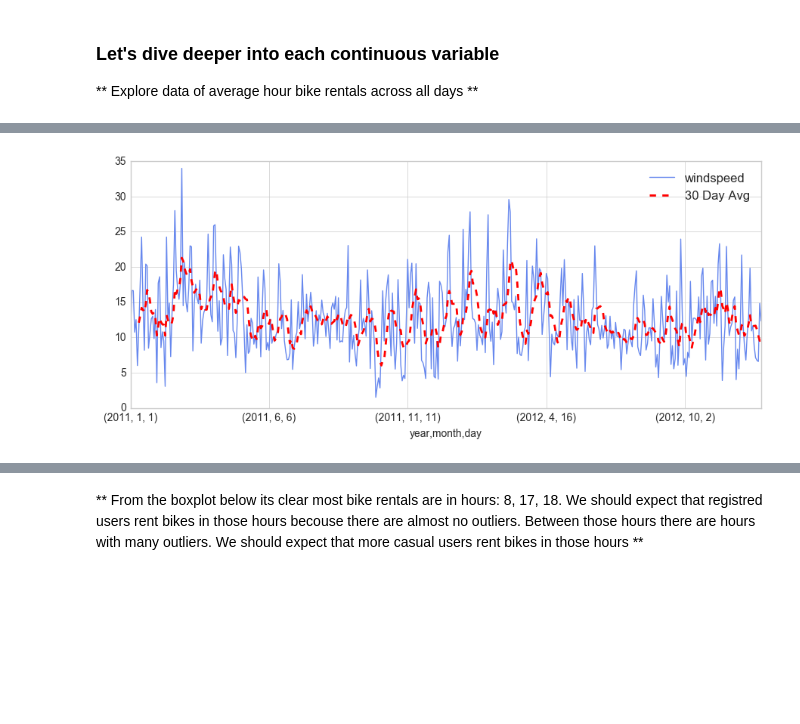
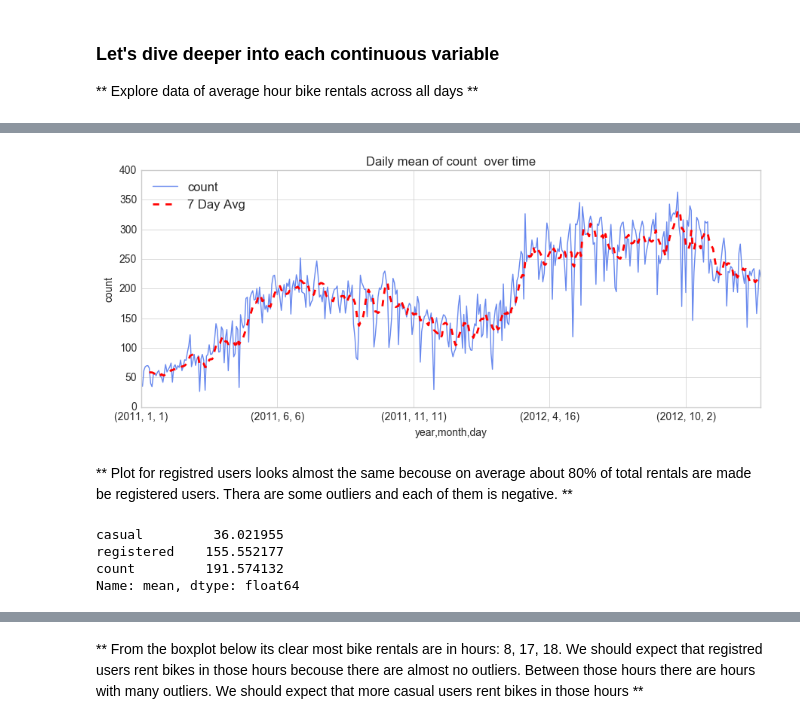
Before and after one commit to artursuchocki/kaggle_capital_bikesharing, a Jupyter notebook: Capital Bike - Project Exercise - Solutions.ipynb, the cells around one changed output, grey strips where cells are left out. Drawn from its saved outputs; the diff is of its cells as text; code cells hidden in the pictures; blank space fills up the shorter version.

```diff
--- a/Capital Bike - Project Exercise - Solutions.ipynb
+++ b/Capital Bike - Project Exercise - Solutions.ipynb
@@ -398,20 +346,0 @@ all_daily_mean_window = all_daily_mean.rolling(window=7).mean()
-# %%
-def plot_with_window(column, all=True, window=True):
-    if (all):
-        data = all_daily_mean
-        data_window = all_daily_mean_window
-    else:
-        data = train_daily_mean
-        data_window = train_daily_mean_window
-
-    plt.figure(figsize=(9,4))
-    data[column].plot()
-    data_window[column].plot(label='7 Day Avg', lw=2, ls='--', c='red')
-
-    plt.legend(loc='best')
-    plt.ylabel(column)
-    plt.title('Daily mean of ' + column + '  over time')
-    plt.tight_layout()
-
-    diff = data[column] - data_window[column]
-    return diff[np.abs(diff) > 3 * diff.std()]
@@ -628,9 +346,0 @@ plt.tight_layout()
-# %%
-plt.figure(figsize=(9,4))
-train_no_dummy.groupby(['year','month','day']).mean()['windspeed'].plot()
-train_no_dummy.groupby(['year','month','day']).mean()['windspeed'].rolling(window=7).mean().plot(label='30 Day Avg', lw=2, ls='--', c='red')
-
-plt.legend(loc='best')
-plt.tight_layout()
-# %% [output]
-[figure, removed]
@@ -636,0 +355,33 @@ plt.tight_layout()
+# %%
+def plot_with_window(column, all=True, window=True):
+    if (all):
+        data = all_daily_mean
+        data_window = all_daily_mean_window
+    else:
+        data = train_daily_mean
+        data_window = train_daily_mean_window
+
+    plt.figure(figsize=(9,4))
+    data[column].plot()
+    data_window[column].plot(label='7 Day Avg', lw=2, ls='--', c='red')
+
+    plt.legend(loc='best')
+    plt.ylabel(column)
+    plt.title('Daily mean of ' + column + '  over time')
+    plt.tight_layout()
+
+    diff = data[column] - data_window[column]
+    return diff[np.abs(diff) > 3 * diff.std()].index.values.tolist()
+# %%
+outliers['count'] = plot_with_window('count', all=False)
+# %% [output]
+[figure, added]
+# %% [markdown]
+** Plot for registred users looks almost the same becouse on average about 80% of total rentals are made be registered users. Thera are some outliers and each of them is negative. **
+# %%
+train_no_dummy[['casual', 'registered', 'count']].describe().ix['mean']
+# %% [output]
+casual         36.021955
+registered    155.552177
+count         191.574132
+Name: mean, dtype: float64
```
Also changed, not shown: parts of 46 cells of this notebook, 3 other files.
